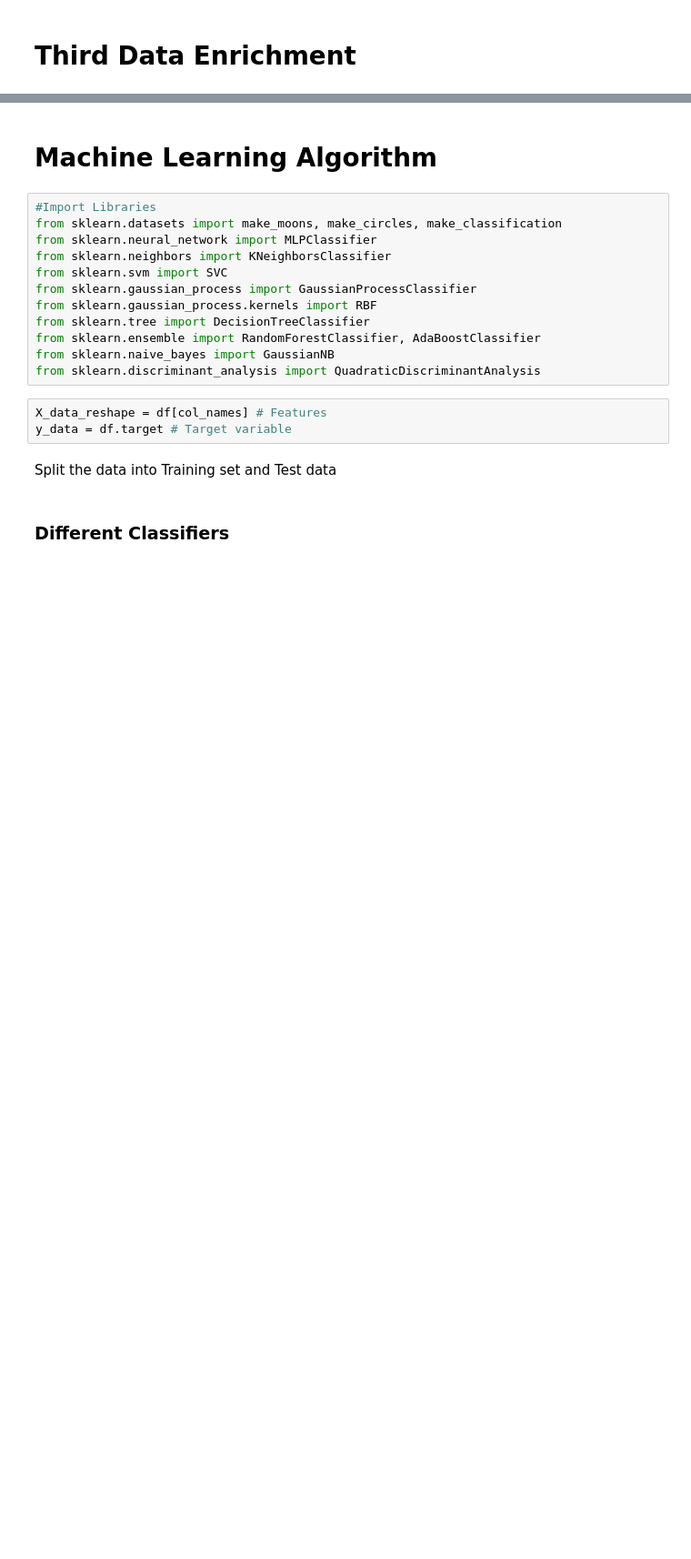
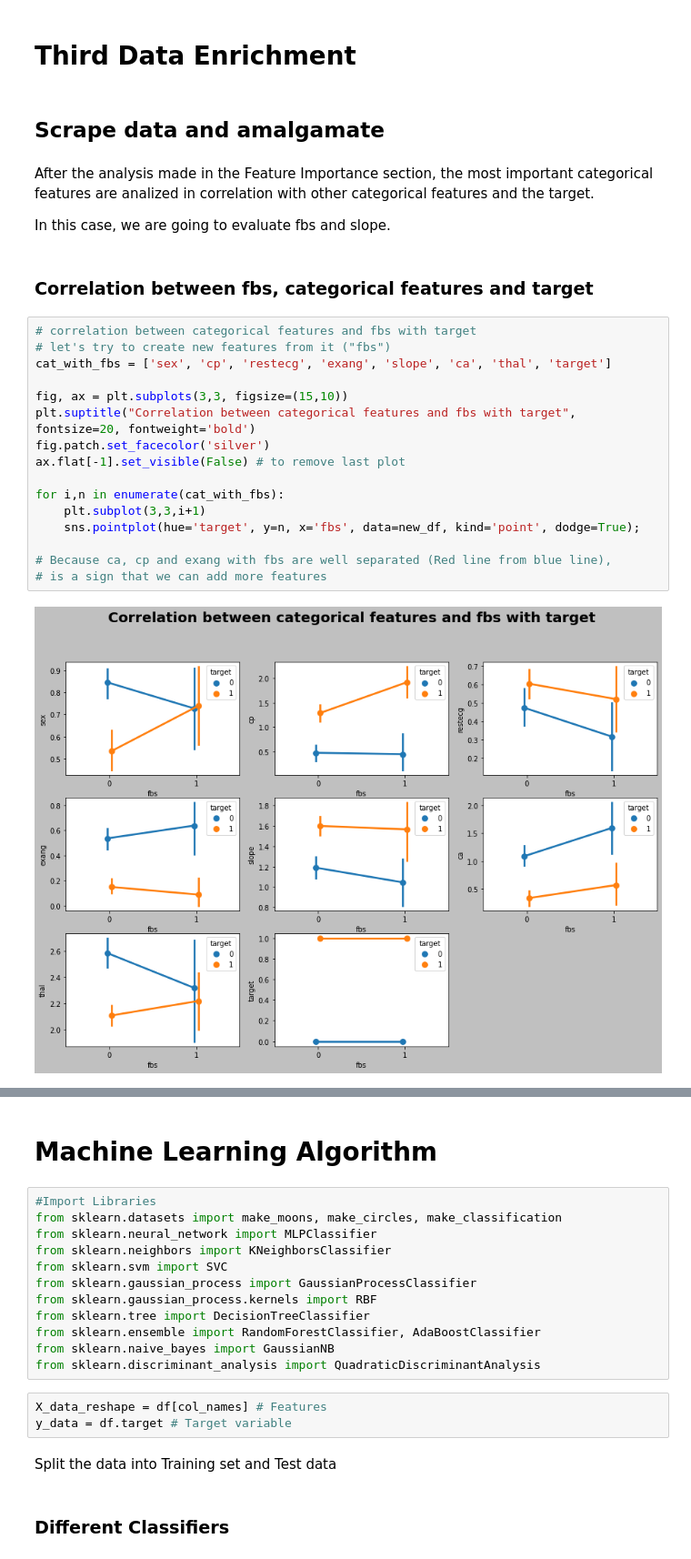
Before and after one commit to snarvekark/ML_Assignments, a Jupyter notebook: MidTerm_Project.ipynb, the cells around one changed output, grey strips where cells are left out. Shown at 91% size. Saved outputs shown, nothing was run; the diff lists cells and outputs as text; blank space fills up the shorter version.

```diff
--- a/MidTerm_Project.ipynb
+++ b/MidTerm_Project.ipynb
@@ -596,2 +598,28 @@ Accuracy: 0.8351648351648352
 # %% [markdown]
 # Third Data Enrichment
+# %% [markdown]
+## Scrape data and amalgamate
+# %% [markdown]
+After the analysis made in the Feature Importance section, the most important categorical features are analized in correlation with other categorical features and the target.
+
+In this case, we are going to evaluate fbs and slope.
+# %% [markdown]
+### Correlation between fbs, categorical features and target
+# %%
+# correlation between categorical features and fbs with target
+# let's try to create new features from it ("fbs")
+cat_with_fbs = ['sex', 'cp', 'restecg', 'exang', 'slope', 'ca', 'thal', 'target']
+
+fig, ax = plt.subplots(3,3, figsize=(15,10))
+plt.suptitle("Correlation between categorical features and fbs with target", fontsize=20, fontweight='bold')
+fig.patch.set_facecolor('silver')
+ax.flat[-1].set_visible(False) # to remove last plot
+
+for i,n in enumerate(cat_with_fbs):
+    plt.subplot(3,3,i+1)
+    sns.pointplot(hue='target', y=n, x='fbs', data=new_df, kind='point', dodge=True);
+
+# Because ca, cp and exang with fbs are well separated (Red line from blue line),
+# is a sign that we can add more features
+# %% [output]
+[figure, added]
```
Also changed, not shown: parts of 17 cells of this notebook.
